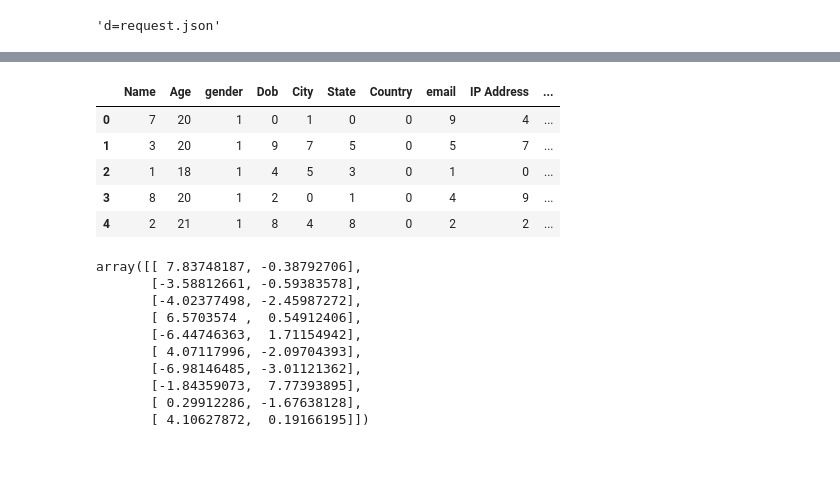
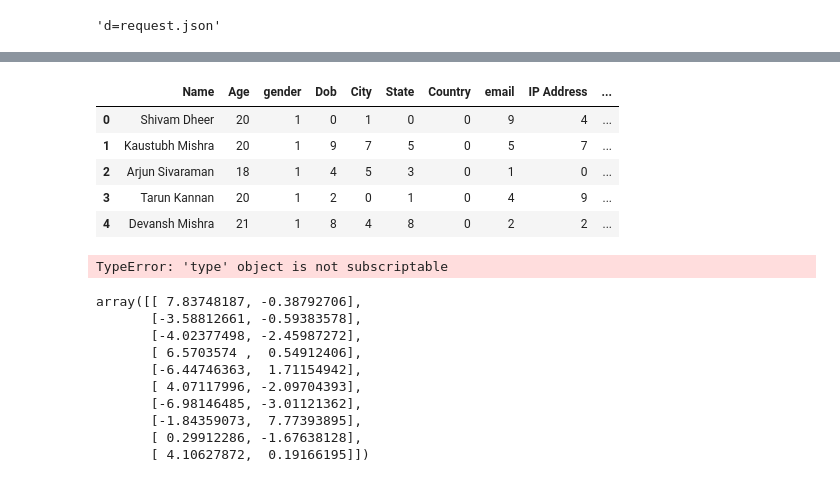
Before and after one commit to 1407arjun/TRINIT-Conda-Activate-Venv-DEV04, a Jupyter notebook: notebooks/cluster.ipynb, the cells around one changed output, grey strips where cells are left out. Saved outputs shown, nothing was run; the diff lists cells and outputs as text; code cells hidden in the pictures.

Commit message:
Output result data

```diff
--- a/notebooks/cluster.ipynb
+++ b/notebooks/cluster.ipynb
@@ -51,17 +52,21 @@ for i in range(len(data['Browser Detail'])):
         data['Browser Detail'][i]="Opera"
 # %%
 label_encoder =LabelEncoder()
-columns=['Name','gender','City','State','Country','email','Browser Detail','Dob','IP Address','time of access (YYYY-MM-DDTHH-MM-SS)']
+columns=['gender','City','State','Country','email','Browser Detail','Dob','IP Address','time of access (YYYY-MM-DDTHH-MM-SS)']
 for item in columns:
     data[item] = label_encoder.fit_transform(data[item])
 data.head()
 # %% [output]
 |  | Name | Age | gender | Dob | City | State | Country | email | IP Address | ... |
-| 0 | 7 | 20 | 1 | 0 | 1 | 0 | 0 | 9 | 4 | ... |
-| 1 | 3 | 20 | 1 | 9 | 7 | 5 | 0 | 5 | 7 | ... |
-| 2 | 1 | 18 | 1 | 4 | 5 | 3 | 0 | 1 | 0 | ... |
-| 3 | 8 | 20 | 1 | 2 | 0 | 1 | 0 | 4 | 9 | ... |
-| 4 | 2 | 21 | 1 | 8 | 4 | 8 | 0 | 2 | 2 | ... |
+| 0 | Shivam Dheer | 20 | 1 | 0 | 1 | 0 | 0 | 9 | 4 | ... |
+| 1 | Kaustubh Mishra | 20 | 1 | 9 | 7 | 5 | 0 | 5 | 7 | ... |
+| 2 | Arjun Sivaraman | 18 | 1 | 4 | 5 | 3 | 0 | 1 | 0 | ... |
+| 3 | Tarun Kannan | 20 | 1 | 2 | 0 | 1 | 0 | 4 | 9 | ... |
+| 4 | Devansh Mishra | 21 | 1 | 8 | 4 | 8 | 0 | 2 | 2 | ... |
+# %%
+pd.DataFrame[data['Name'].str.contains(re.compile('regex_pattern'))]
+# %% [output]
+TypeError: 'type' object is not subscriptable
 # %%
 std=StandardScaler()
 data[['Age']]=std.fit_transform(data[['Age']])
```
Also changed, not shown: parts of 3 cells of this notebook, 3 other files.
